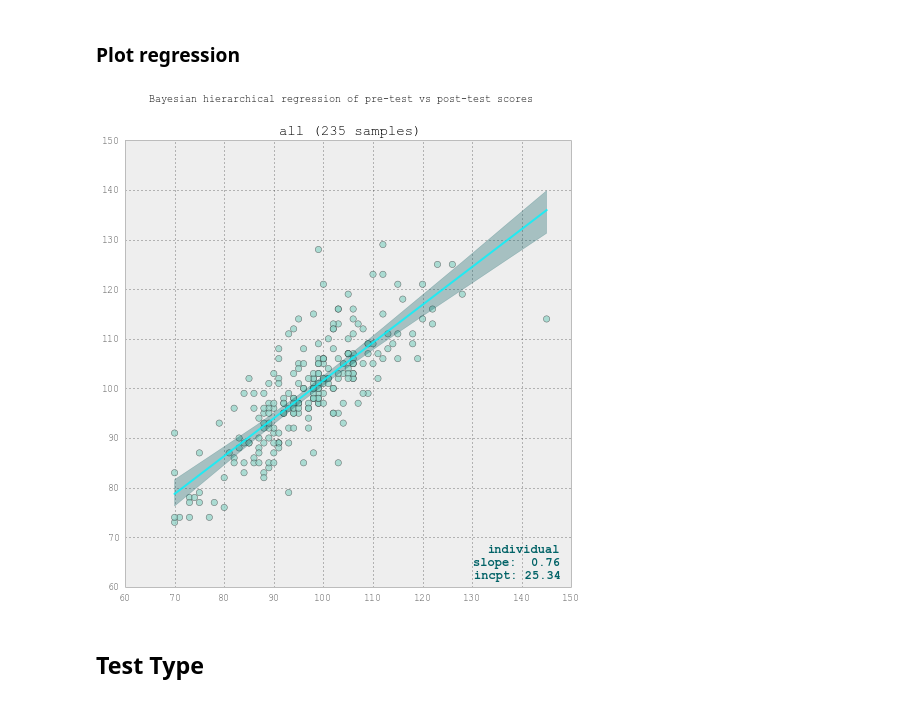
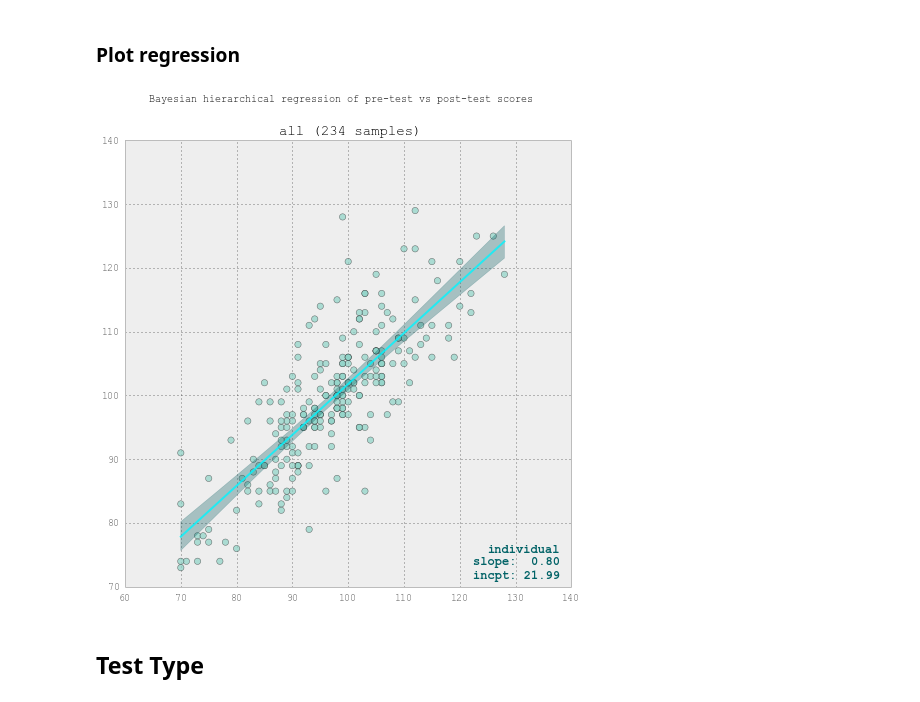
Before and after one commit to tcarnus/suas_literacy, a Jupyter notebook: 02_InitialExploration.ipynb, the cells around one changed output. Saved outputs shown, nothing was run; the diff lists cells and outputs as text; code cells hidden in the pictures.

```diff
--- a/02_InitialExploration.ipynb
+++ b/02_InitialExploration.ipynb
@@ -189,15 +191,16 @@ def plot_reg_bayes(df, xy, traces_ind, traces_hier, feat='no_feat', burn_ind=200
 ## Read cleaned dataset back from db
 cnx_sql3 = sqlite3.connect('data/SUAS_data_master_v001_tcc_cleaned.db')
 cnx_sql3.text_factory = str
-df = pd.read_sql('select * from df_piv', cnx_sql3, index_col=['code','schoolid','gender','test','testtype']
+dfa = pd.read_sql('select * from df_piv', cnx_sql3, index_col=['code','schoolid','gender','test','testtype']
                  , parse_dates=['date_pre','date_post'])
 cnx_sql3.close()
 
-df = df.sort_index(axis=1)
-df.reset_index(inplace=True)
-df.set_index('code',inplace=True)
-print(df.shape)
-df.head()
+dfa = dfa.sort_index(axis=1)
+dfa.reset_index(inplace=True)
+dfa.set_index('code',inplace=True)
+
+print(dfa.shape)
+dfa.head()
 # %% [output]
 (235, 12)
 |  | schoolid | gender | test | testtype | age_post | age_pre | date_post | date_pre | raw_score_post | ... |
@@ -209,0 +226,3 @@ df.head()
+# %%
+df = dfa.loc[dfa.staard_score_pre < 140].copy()
+df.shape
@@ -275,9 +298,9 @@ traces_ind_all['all'] = get_traces_individual(df[xy['x']], df[xy['y']], max_iter
 # %% [markdown]
 ### Plot regression
 # %%
-plot_reg_bayes(df,xy,traces_ind_all,None,burn_ind=200)
+plot_reg_bayes(df,xy,traces_ind_all,None,burn_ind=2000)
 # %% [output]
-[figure, old version]
+[figure, new version]
 # %% [markdown]
 ## Test Type
 # %% [markdown]
```
Also changed, not shown: parts of 34 cells of this notebook, 1 other file.
